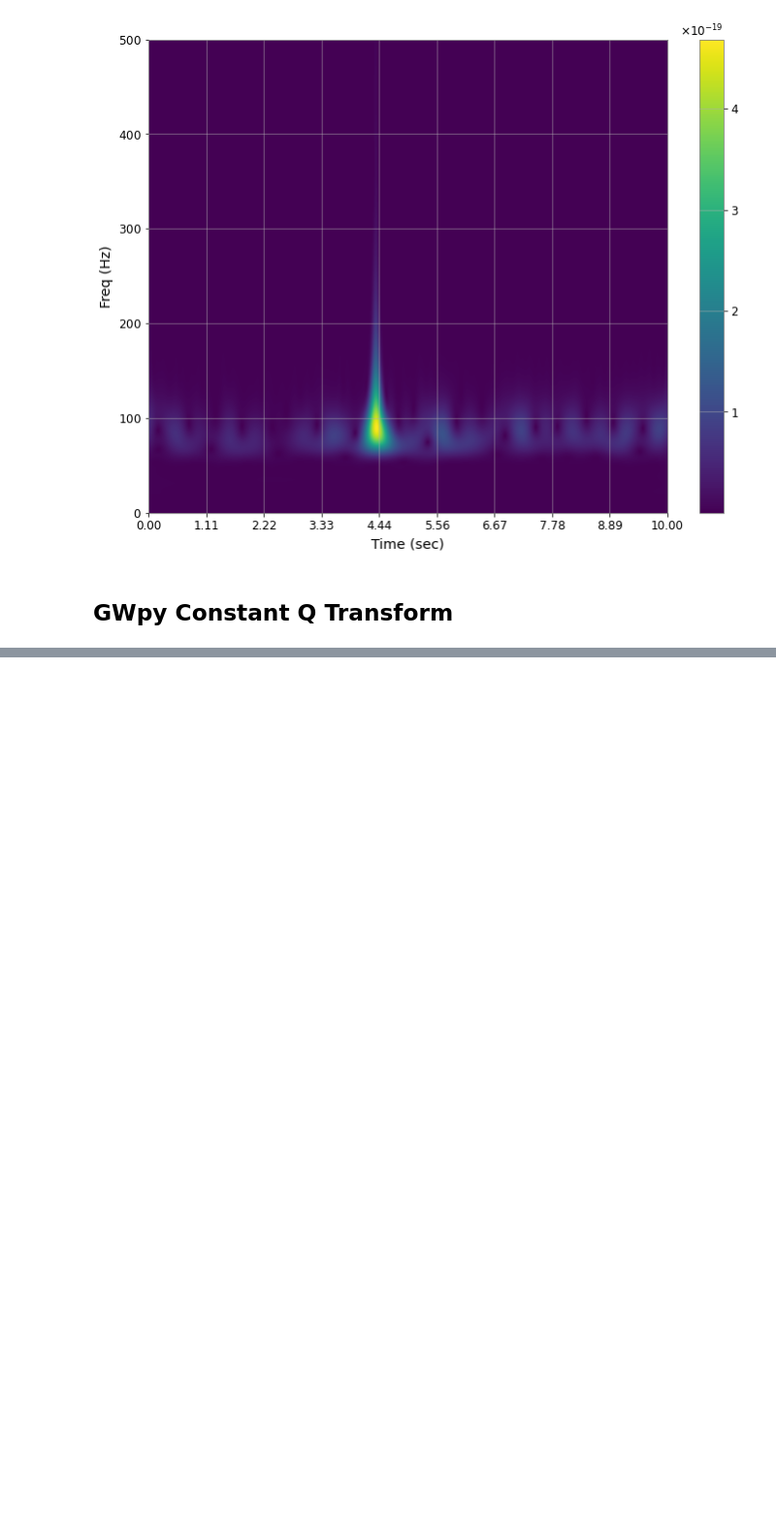
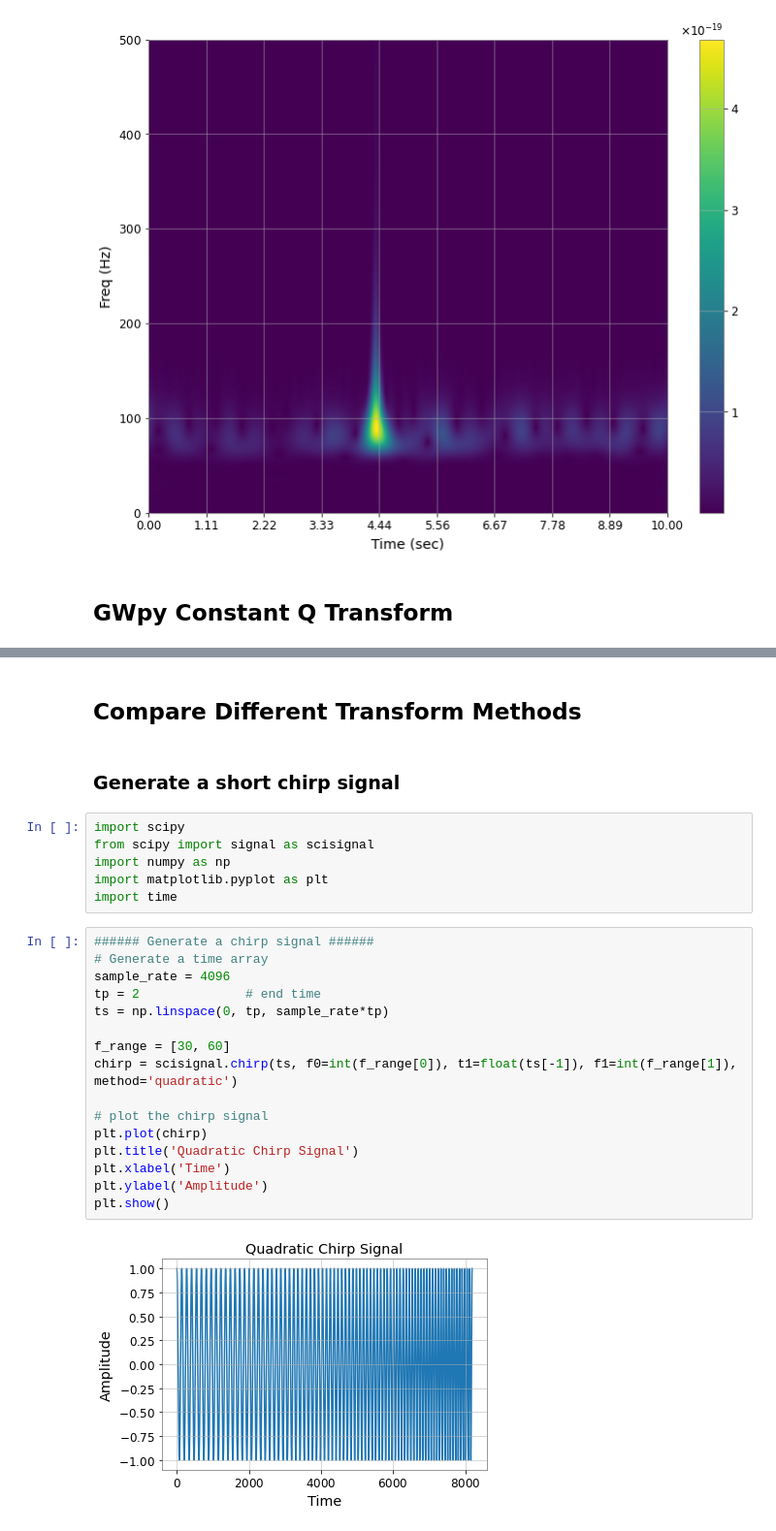
Before and after one commit to xli2522/GW-SignalGen, a Jupyter notebook: modified_S.ipynb, the cells around one changed output, grey strips where cells are left out. Shown: that part at 97% size. Cells and saved outputs as stored; diff of their text form; blank space fills up the shorter version.

```diff
--- a/modified_S.ipynb
+++ b/modified_S.ipynb
@@ -449,3 +452,31 @@ plot.colorbar(label="Normalised energy")
 WARNING: AstropyDeprecationWarning: support for accessing str attributes such as 'title' from PhysicalType instances is deprecated since 4.3 and will be removed in a subsequent release. [astropy.units ...
 <matplotlib.colorbar.Colorbar at 0x...>
 [figure]
+# %% [markdown]
+## Compare Different Transform Methods
+# %% [markdown]
+### Generate a short chirp signal
+# %%
+import scipy
+from scipy import signal as scisignal
+import numpy as np
+import matplotlib.pyplot as plt
+import time
+# %%
+###### Generate a chirp signal ######
+# Generate a time array
+sample_rate = 4096
+tp = 2              # end time
+ts = np.linspace(0, tp, sample_rate*tp)
+
+f_range = [30, 60]
+chirp = scisignal.chirp(ts, f0=int(f_range[0]), t1=float(ts[-1]), f1=int(f_range[1]), method='quadratic')
+
+# plot the chirp signal
+plt.plot(chirp)
+plt.title('Quadratic Chirp Signal')
+plt.xlabel('Time')
+plt.ylabel('Amplitude')
+plt.show()
+# %% [output]
+[figure, added]
```
Also changed, not shown: parts of 12 cells of this notebook.
